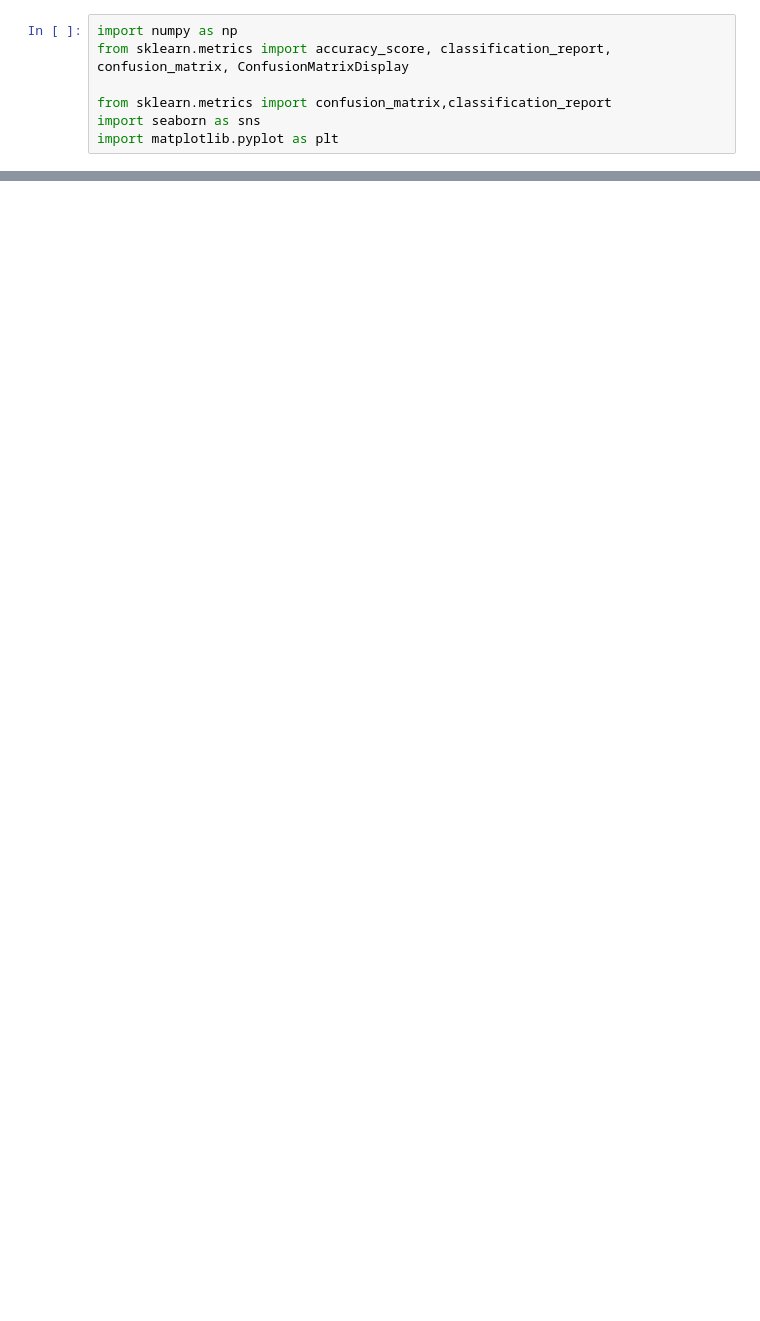
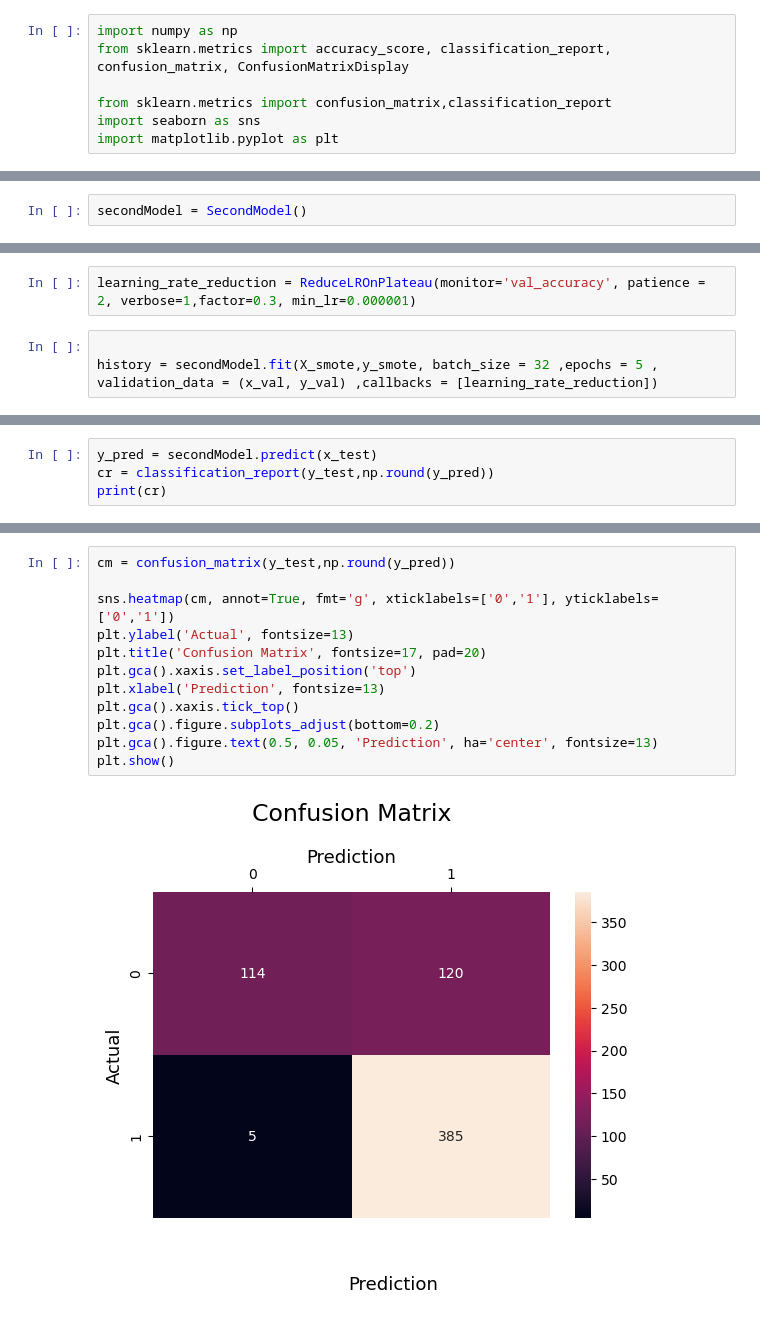
Before and after one commit to ABDULLAHHG/Medical-Image-Analysis-with-CNN, a Jupyter notebook: Medical Image Analysis with CNN.ipynb, the cells around one changed output, grey strips where cells are left out. Cells and saved outputs as stored; diff of their text form; blank space fills up the shorter version.

```diff
--- a/Medical Image Analysis with CNN.ipynb
+++ b/Medical Image Analysis with CNN.ipynb
@@ -222,0 +248,2 @@ plt.show()
+# %%
+secondModel = SecondModel()
@@ -222,0 +272,5 @@ plt.show()
+# %%
+learning_rate_reduction = ReduceLROnPlateau(monitor='val_accuracy', patience = 2, verbose=1,factor=0.3, min_lr=0.000001)
+# %%
+
+history = secondModel.fit(X_smote,y_smote, batch_size = 32 ,epochs = 5 , validation_data = (x_val, y_val) ,callbacks = [learning_rate_reduction])
@@ -222,0 +291,4 @@ plt.show()
+# %%
+y_pred = secondModel.predict(x_test)
+cr = classification_report(y_test,np.round(y_pred))
+print(cr)
@@ -222,0 +305,14 @@ plt.show()
+# %%
+cm = confusion_matrix(y_test,np.round(y_pred))
+
+sns.heatmap(cm, annot=True, fmt='g', xticklabels=['0','1'], yticklabels=['0','1'])
+plt.ylabel('Actual', fontsize=13)
+plt.title('Confusion Matrix', fontsize=17, pad=20)
+plt.gca().xaxis.set_label_position('top')
+plt.xlabel('Prediction', fontsize=13)
+plt.gca().xaxis.tick_top()
+plt.gca().figure.subplots_adjust(bottom=0.2)
+plt.gca().figure.text(0.5, 0.05, 'Prediction', ha='center', fontsize=13)
+plt.show()
+# %% [output]
+[figure, added]
```
Also changed, not shown: parts of 37 cells of this notebook.
